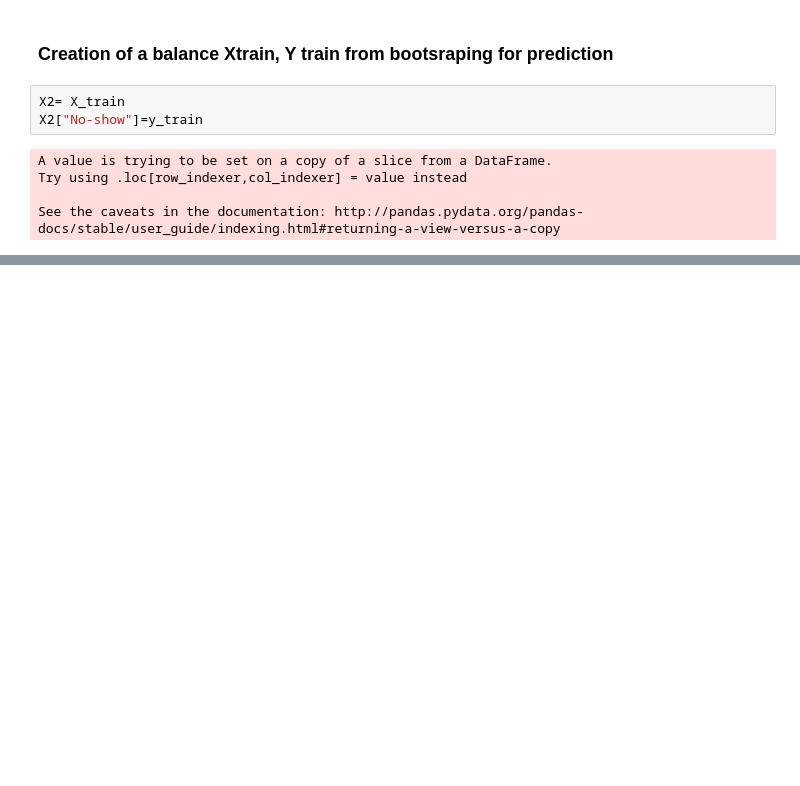
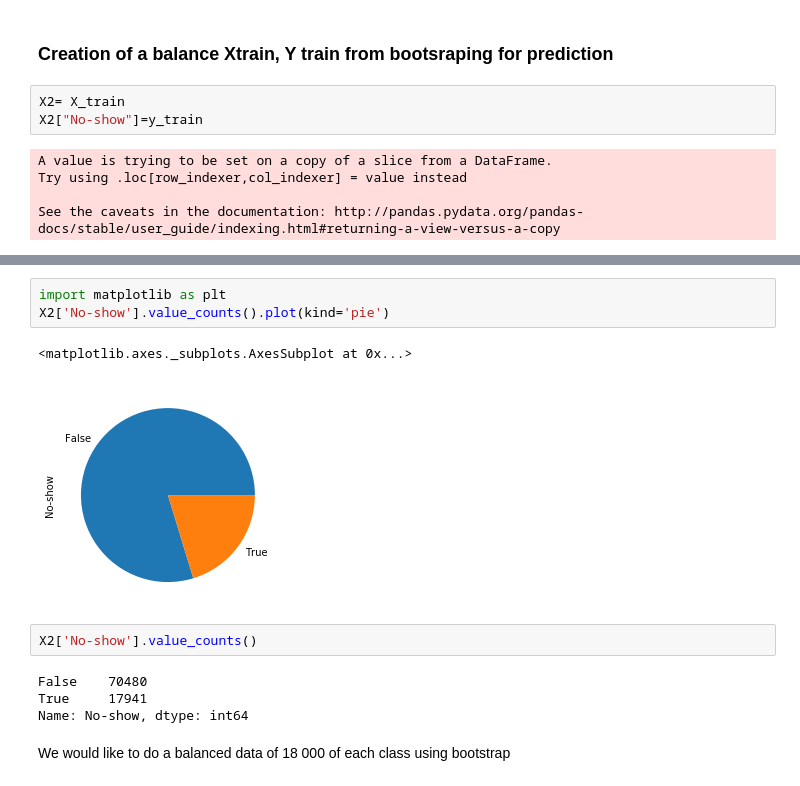
Before and after one commit to vpl19/ML_HDA_project, a Jupyter notebook: ML_Notebbok2.ipynb, the cells around one changed output, grey strips where cells are left out. Saved outputs shown, nothing was run; the diff lists cells and outputs as text; blank space fills up the shorter version.

Commit message:
bootstrap missing for preprocess

```diff
--- a/ML_Notebbok2.ipynb
+++ b/ML_Notebbok2.ipynb
@@ -197,3 +197,17 @@ X2.head()
 | 8434 | 2.688613e+13 | 5738866 | M | 2016-05-25 11:48:03 | 2016-05-25 | 63 | SANTA MARTHA | False | ... |
 | 8837 | 8.121397e+13 | 5723661 | M | 2016-05-20 08:28:57 | 2016-05-20 | 48 | MÁRIO CYPRESTE | False | ... |
 | 60571 | 2.224798e+12 | 5617054 | M | 2016-04-25 15:19:10 | 2016-05-11 | 45 | PRAIA DO CANTO | False | ... |
+# %%
+import matplotlib as plt
+X2['No-show'].value_counts().plot(kind='pie')
+# %% [output]
+<matplotlib.axes._subplots.AxesSubplot at 0x...>
+[figure, added]
+# %%
+X2['No-show'].value_counts()
+# %% [output]
+False    70480
+True     17941
+Name: No-show, dtype: int64
+# %% [markdown]
+ We would like to do a balanced data of 18 000 of each class using bootstrap
```
